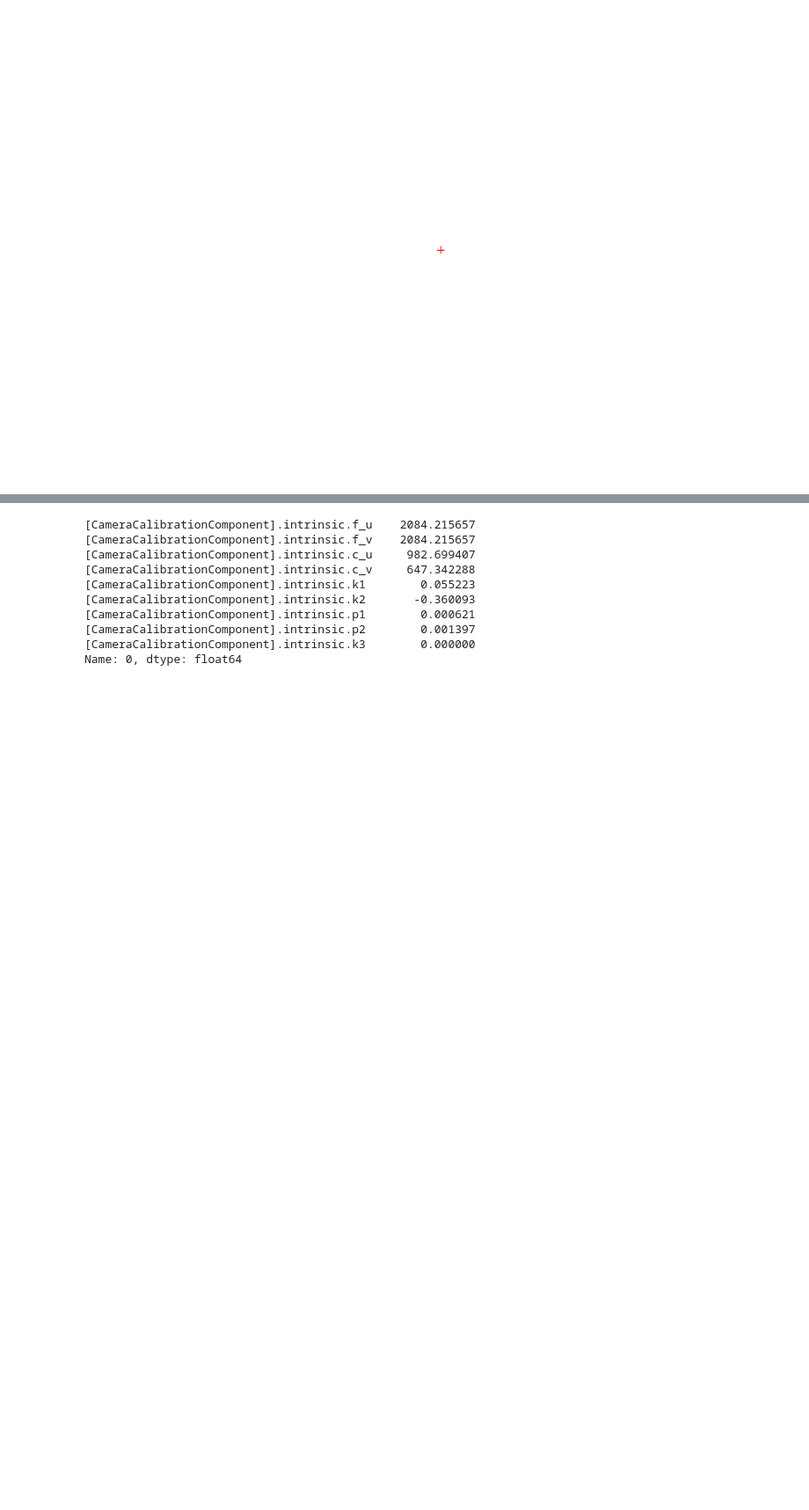
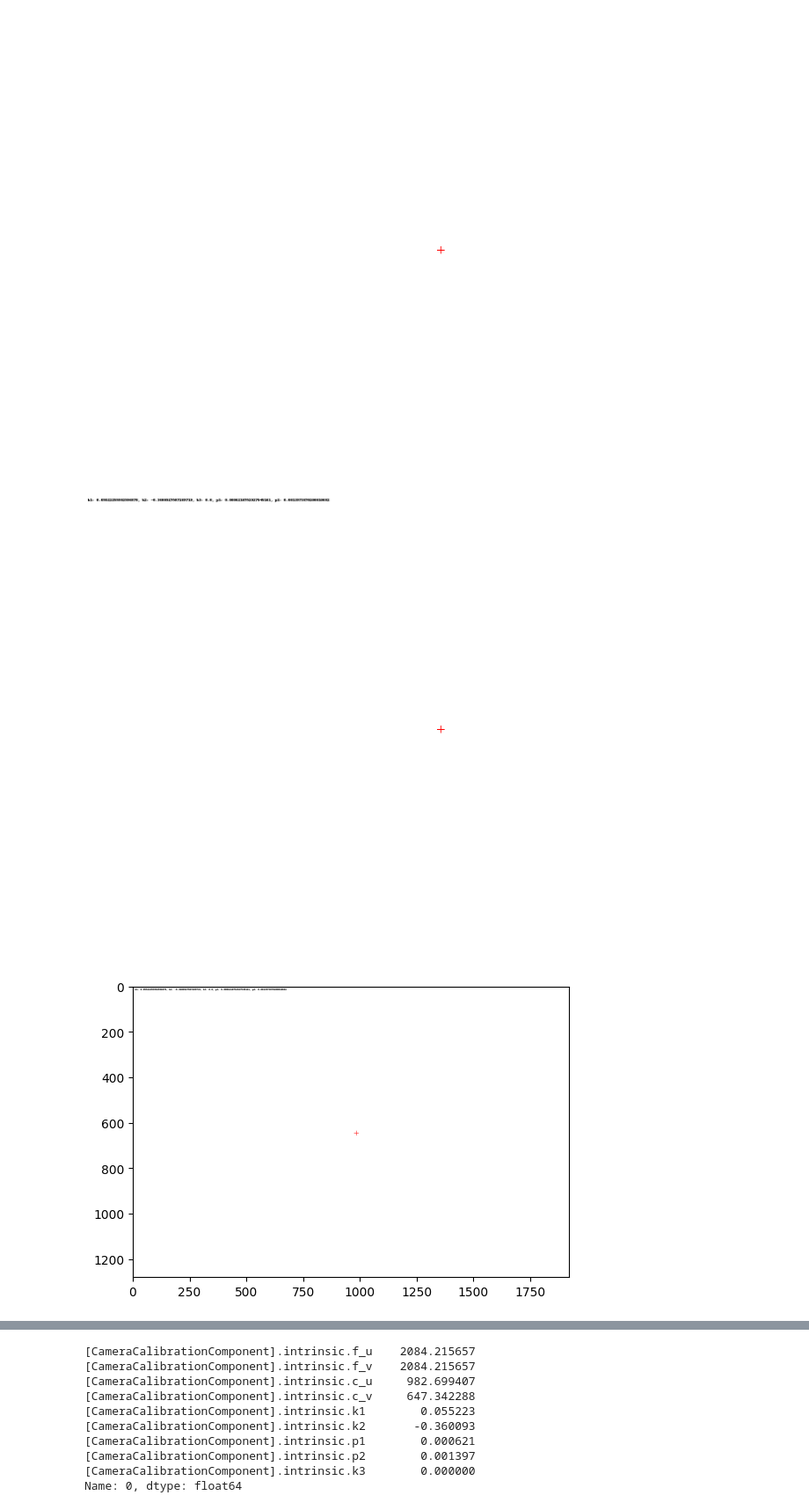
Before and after one commit to neehasajja/waymo-opendataset, a Jupyter notebook: training/camera_calibration.ipynb, the cells around one changed output, grey strips where cells are left out. Shown: that part at 88% size. Saved outputs shown, nothing was run; the diff lists cells and outputs as text; code cells hidden in the pictures; blank space fills up the shorter version.

```diff
--- a/training/camera_calibration.ipynb
+++ b/training/camera_calibration.ipynb
@@ -310,3 +257,62 @@ draw.text((10, 10), f"k1: {k1}, k2: {k2}, k3: {k3}, p1: {p1}, p2: {p2}", fill=(0
 image.show()
 plt.imshow(image)
 plt.show()
+# %%
+import pandas as pd
+from PIL import Image, ImageDraw
+import matplotlib.pyplot as plt
+
+# Load the parquet file into a Pandas DataFrame
+df = pd.read_parquet('/content/drive/MyDrive/training/camera_calibration/file1.parquet')
+
+# Extract the calibration data for a specific camera
+camera_name = 1
+calibration_data = df.loc[df['key.camera_name'] == camera_name, [
+    '[CameraCalibrationComponent].intrinsic.f_u',
+    '[CameraCalibrationComponent].intrinsic.f_v',
+    '[CameraCalibrationComponent].intrinsic.c_u',
+    '[CameraCalibrationComponent].intrinsic.c_v',
+    '[CameraCalibrationComponent].intrinsic.k1',
+    '[CameraCalibrationComponent].intrinsic.k2',
+    '[CameraCalibrationComponent].intrinsic.p1',
+    '[CameraCalibrationComponent].intrinsic.p2',
+    '[CameraCalibrationComponent].intrinsic.k3',
+    '[CameraCalibrationComponent].width',
+    '[CameraCalibrationComponent].height'
+]].iloc[0]
+
+# Extract the relevant calibration parameters
+f_u = calibration_data['[CameraCalibrationComponent].intrinsic.f_u']
+f_v = calibration_data['[CameraCalibrationComponent].intrinsic.f_v']
+c_u = calibration_data['[CameraCalibrationComponent].intrinsic.c_u']
+c_v = calibration_data['[CameraCalibrationComponent].intrinsic.c_v']
+width = int(calibration_data['[CameraCalibrationComponent].width']) # convert to int
+height = int(calibration_data['[CameraCalibrationComponent].height']) # convert to int
+
+# Create an empty image to draw on
+image = Image.new('RGB', (width, height), (255, 255, 255))
+draw = ImageDraw.Draw(image)
+
+# Draw a cross at the principal point
+draw.line([(c_u - 10, c_v), (c_u + 10, c_v)], fill=(255, 0, 0), width=2)
+draw.line([(c_u, c_v - 10), (c_u, c_v + 10)], fill=(255, 0, 0), width=2)
+
+# Draw the radial distortion coefficients
+k1 = calibration_data['[CameraCalibrationComponent].intrinsic.k1']
+k2 = calibration_data['[CameraCalibrationComponent].intrinsic.k2']
+k3 = calibration_data['[CameraCalibrationComponent].intrinsic.k3']
+
+# Draw the tangential distortion coefficients
+p1 = calibration_data['[CameraCalibrationComponent].intrinsic.p1']
+p2 = calibration_data['[CameraCalibrationComponent].intrinsic.p2']
+
+# Draw the text of the distortion coefficients on the image
+draw.text((10, 10), f"k1: {k1}, k2: {k2}, k3: {k3}, p1: {p1}, p2: {p2}", fill=(0, 0, 0))
+
+# Display the image with the distortion coefficients and the rectangle drawn on it
+image.show()
+plt.imshow(image)
+plt.show()
+# %% [output]
+[figure, added]
+[figure, added]
```
Also changed, not shown: parts of 7 cells of this notebook.
